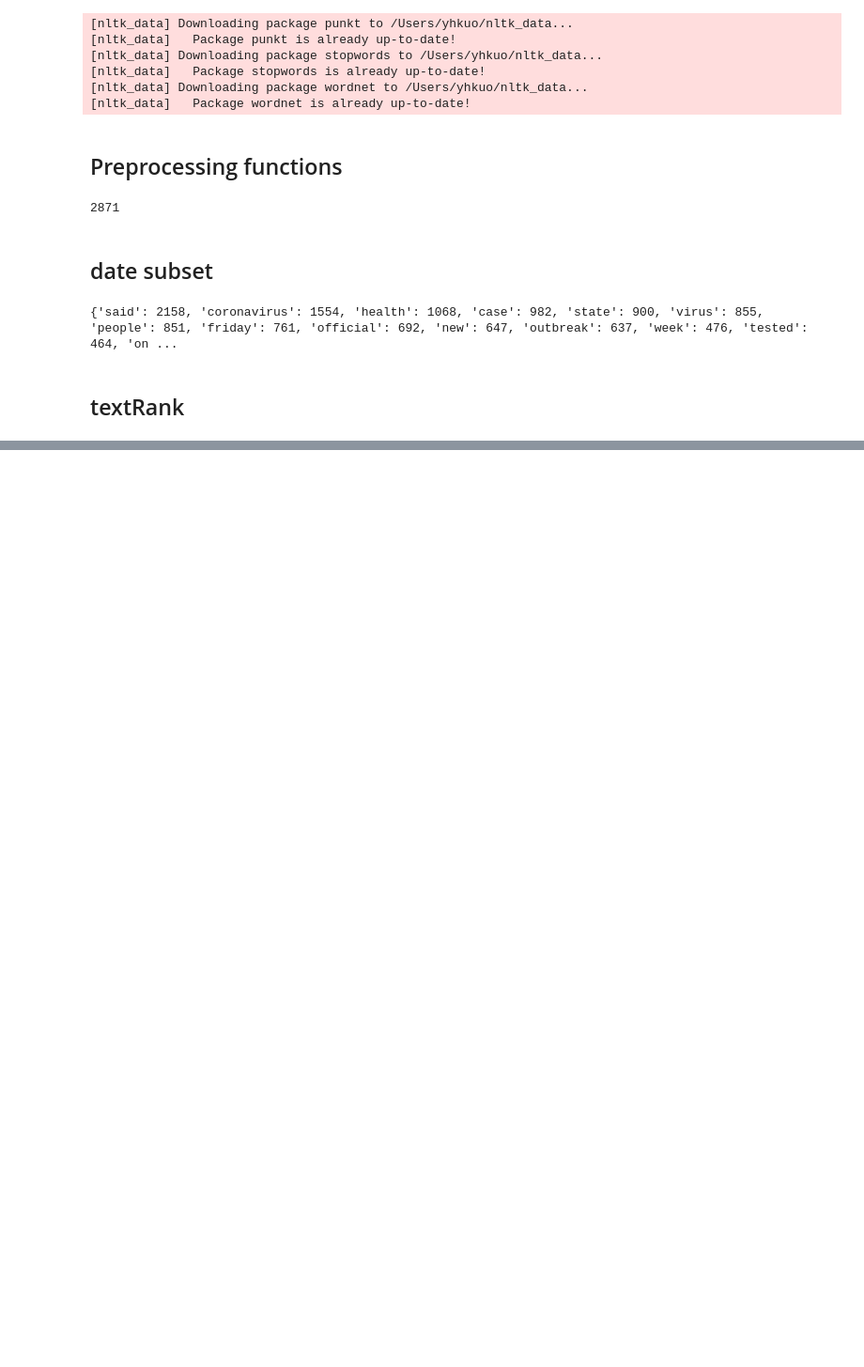
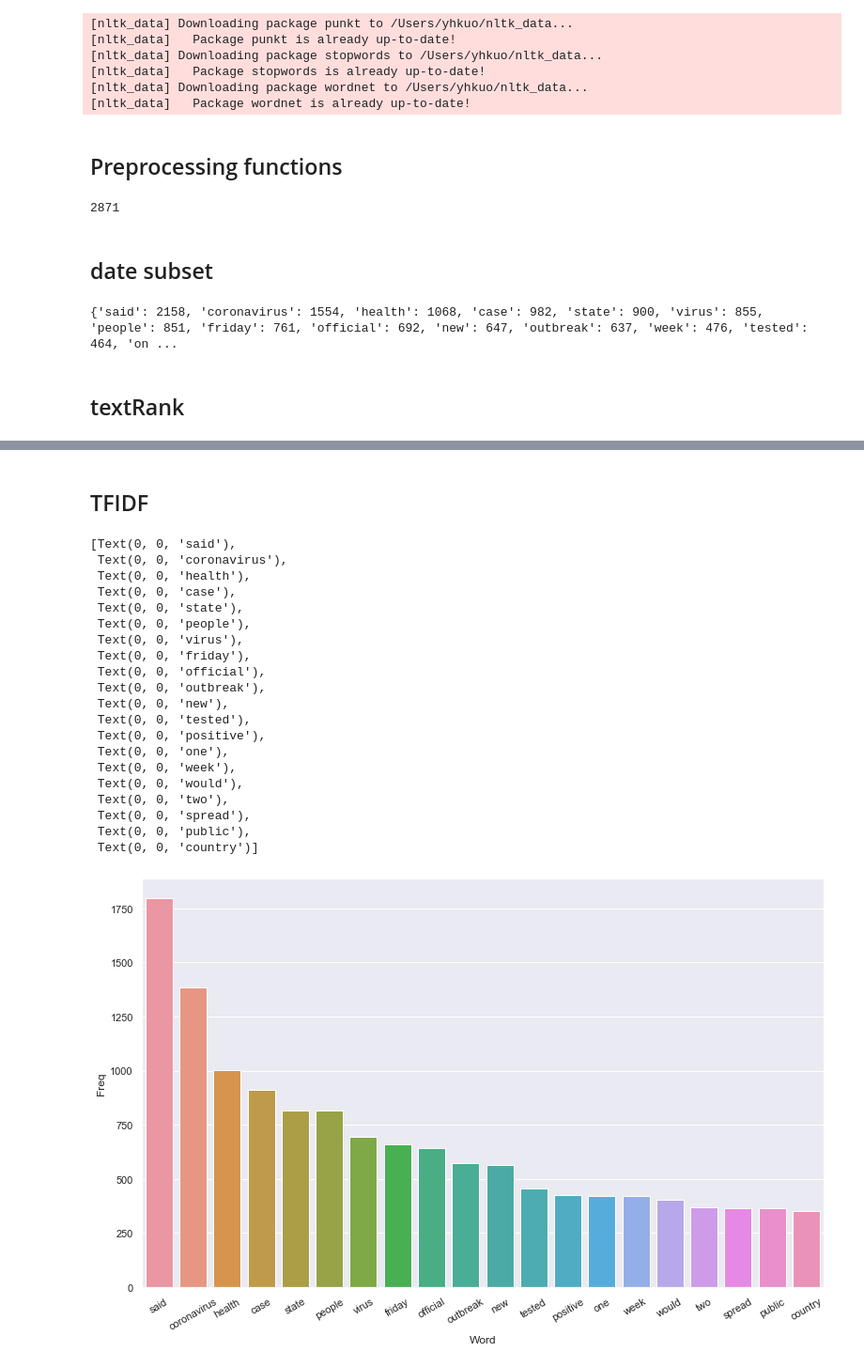
Before and after one commit to picaguo1997/ECS272-Winter2020, a Jupyter notebook: FinalProject/preprocess/wordcloud_preprocess.ipynb, the cells around one changed output, grey strips where cells are left out. Shown at 94% size. Drawn from its saved outputs; the diff is of its cells as text; code cells hidden in the pictures; blank space fills up the shorter version.

```diff
--- a/FinalProject/preprocess/wordcloud_preprocess.ipynb
+++ b/FinalProject/preprocess/wordcloud_preprocess.ipynb
@@ -141,7 +147,11 @@ with open('../final-project/public/data/wordcloud_day.json', 'w') as file:
 ## textRank
 # %%
 test = data[0]['content']
-content = []
+print(data[0]['time-stamp'])
+print(data[0]['headline'])
+content = ''
 for line in test:
-    line.encode().
+    line = line.strip()
+    line = line.encode('ascii', 'ignore').decode('utf-8')
+    content += line
 # %% [output]
@@ -148,0 +181,18 @@ for line in test:
+# %% [markdown]
+## TFIDF
+# %%
+def merge_preprocess(article):
+    content = ''
+    for line in article:
+        line = line.strip()
+        line = line.encode('ascii', 'ignore').decode('utf-8')
+        token = tokenize(line)
+        token = removeStopword(token)
+        lemmas = [ c for c in lemmatize(token) if c != '']
+        text = ' '.join(lemmas)
+        content += text
+    return content
+# %%
+corpus = []
+for each in specific:
+    corpus.append(merge_preprocess(each['content']))
@@ -148,0 +205,42 @@ for line in test:
+# %%
+#Most frequently occuring words
+def get_top_n_words(corpus, n=None):
+    vec = CountVectorizer().fit(corpus)
+    bag_of_words = vec.transform(corpus)
+    sum_words = bag_of_words.sum(axis=0)
+    words_freq = [(word, sum_words[0, idx]) for word, idx in
+                   vec.vocabulary_.items()]
+    words_freq =sorted(words_freq, key = lambda x: x[1],
+                       reverse=True)
+    return words_freq[:n]
+#Convert most freq words to dataframe for plotting bar plot
+top_words = get_top_n_words(corpus, n=20)
+top_df = pd.DataFrame(top_words)
+top_df.columns=["Word", "Freq"]
+#Barplot of most freq words
+import seaborn as sns
+sns.set(rc={'figure.figsize':(13,8)})
+g = sns.barplot(x="Word", y="Freq", data=top_df)
+g.set_xticklabels(g.get_xticklabels(), rotation=30)
+# %% [output]
+[Text(0, 0, 'said'),
+ Text(0, 0, 'coronavirus'),
+ Text(0, 0, 'health'),
+ Text(0, 0, 'case'),
+ Text(0, 0, 'state'),
+ Text(0, 0, 'people'),
+ Text(0, 0, 'virus'),
+ Text(0, 0, 'friday'),
+ Text(0, 0, 'official'),
+ Text(0, 0, 'outbreak'),
+ Text(0, 0, 'new'),
+ Text(0, 0, 'tested'),
+ Text(0, 0, 'positive'),
+ Text(0, 0, 'one'),
+ Text(0, 0, 'week'),
+ Text(0, 0, 'would'),
+ Text(0, 0, 'two'),
+ Text(0, 0, 'spread'),
+ Text(0, 0, 'public'),
+ Text(0, 0, 'country')]
+[figure, added]
```
Also changed, not shown: parts of 13 cells of this notebook, 2 other files.
